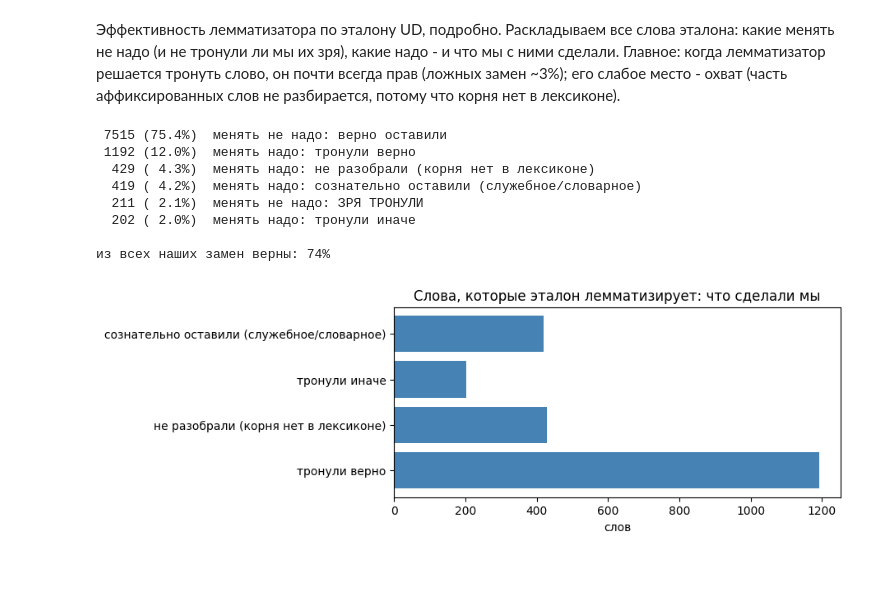
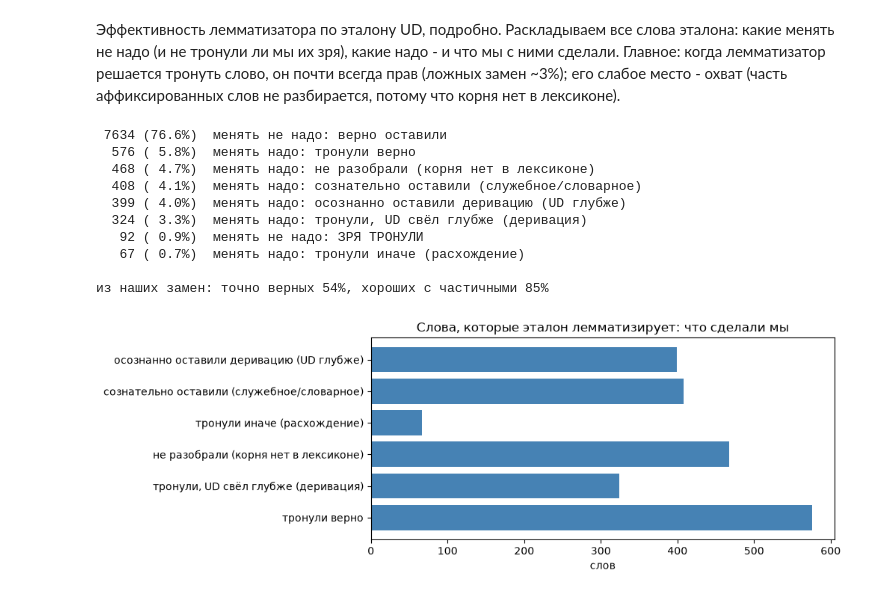
Before and after one commit to fiorigzg/lab, a Jupyter notebook: yavan/work/process_corpus.ipynb, the cells around one changed output. Saved outputs shown, nothing was run; the diff lists cells and outputs as text; code cells hidden in the pictures; blank space fills up the shorter version.

```diff
--- a/yavan/work/process_corpus.ipynb
+++ b/yavan/work/process_corpus.ipynb
@@ -615,53 +808,62 @@ plt.show()
 # %%
 stat = Counter()
 for ln in open("eval/jv_csui-ud-test.conllu", encoding="utf-8"):
     cols = ln.split("\t")
     if len(cols) != 10 or not cols[0].isdigit():
         continue
     form, gold = cols[1].lower(), cols[2].lower()
     if not form.isalpha() or cols[3] in ("PUNCT", "SYM", "NUM", "PROPN"):
         continue
     f, g = normalize(form), normalize(gold)
     p = lem.lemma(f)
     if g == f:
         stat["менять не надо: верно оставили" if p == f
              else "менять не надо: ЗРЯ ТРОНУЛИ"] += 1
+    elif p == g:
+        stat["менять надо: тронули верно"] += 1
+    elif p != f:
+        if _der_reduces_to(p, g):
+            stat["менять надо: тронули, UD свёл глубже (деривация)"] += 1
+        else:
+            stat["менять надо: тронули иначе (расхождение)"] += 1
+    elif _der_reduces_to(f, g):
+        stat["менять надо: осознанно оставили деривацию (UD глубже)"] += 1
+    elif f in lem.roots or (lem.freq.get(f, 0) >= 5000 and len(f) <= 7) \
+            or len(f) < 4:
+        stat["менять надо: сознательно оставили (служебное/словарное)"] += 1
     else:
-        if p == g:
-            stat["менять надо: тронули верно"] += 1
-        elif p != f:
-            stat["менять надо: тронули иначе"] += 1
-        elif f in lem.roots or (lem.freq.get(f, 0) >= 5000 and len(f) <= 7) \
-                or len(f) < 4:
-            stat["менять надо: сознательно оставили (служебное/словарное)"] += 1
-        else:
-            stat["менять надо: не разобрали (корня нет в лексиконе)"] += 1
+        stat["менять надо: не разобрали (корня нет в лексиконе)"] += 1
 
 total = sum(stat.values())
 for k, v in stat.most_common():
     print(f"{v:>5} ({100 * v / total:4.1f}%)  {k}")
 
 changed = sum(v for k, v in stat.items() if "тронули" in k or "ЗРЯ" in k)
-print(f"\nиз всех наших замен верны: "
-      f"{100 * stat['менять надо: тронули верно'] / changed:.0f}%")
+good = (stat["менять надо: тронули верно"]
+        + stat["менять надо: тронули, UD свёл глубже (деривация)"])
+print(f"\nиз наших замен: точно верных "
+      f"{100 * stat['менять надо: тронули верно'] / changed:.0f}%, "
+      f"хороших с частичными {100 * good / changed:.0f}%")
 
 labels = [k.split(": ")[1] for k in stat if k.startswith("менять надо")]
 vals = [stat[k] for k in stat if k.startswith("менять надо")]
-plt.figure(figsize=(7, 3))
+plt.figure(figsize=(8, 3.5))
 plt.barh(labels, vals, color="steelblue")
 plt.title("Слова, которые эталон лемматизирует: что сделали мы")
 plt.xlabel("слов")
 plt.show()
 # %% [output]
- 7515 (75.4%)  менять не надо: верно оставили
- 1192 (12.0%)  менять надо: тронули верно
-  429 ( 4.3%)  менять надо: не разобрали (корня нет в лексиконе)
-  419 ( 4.2%)  менять надо: сознательно оставили (служебное/словарное)
-  211 ( 2.1%)  менять не надо: ЗРЯ ТРОНУЛИ
-  202 ( 2.0%)  менять надо: тронули иначе
+ 7634 (76.6%)  менять не надо: верно оставили
+  576 ( 5.8%)  менять надо: тронули верно
+  468 ( 4.7%)  менять надо: не разобрали (корня нет в лексиконе)
+  408 ( 4.1%)  менять надо: сознательно оставили (служебное/словарное)
+  399 ( 4.0%)  менять надо: осознанно оставили деривацию (UD глубже)
+  324 ( 3.3%)  менять надо: тронули, UD свёл глубже (деривация)
+   92 ( 0.9%)  менять не надо: ЗРЯ ТРОНУЛИ
+   67 ( 0.7%)  менять надо: тронули иначе (расхождение)
 
-из всех наших замен верны: 74%
+из наших замен: точно верных 54%, хороших с частичными 85%
-[figure, old version]
+[figure, new version]
 # %% [markdown]
 Известные проблемы и ограничения.
 
```
Also changed, not shown: parts of 26 cells of this notebook, 11 other files.
